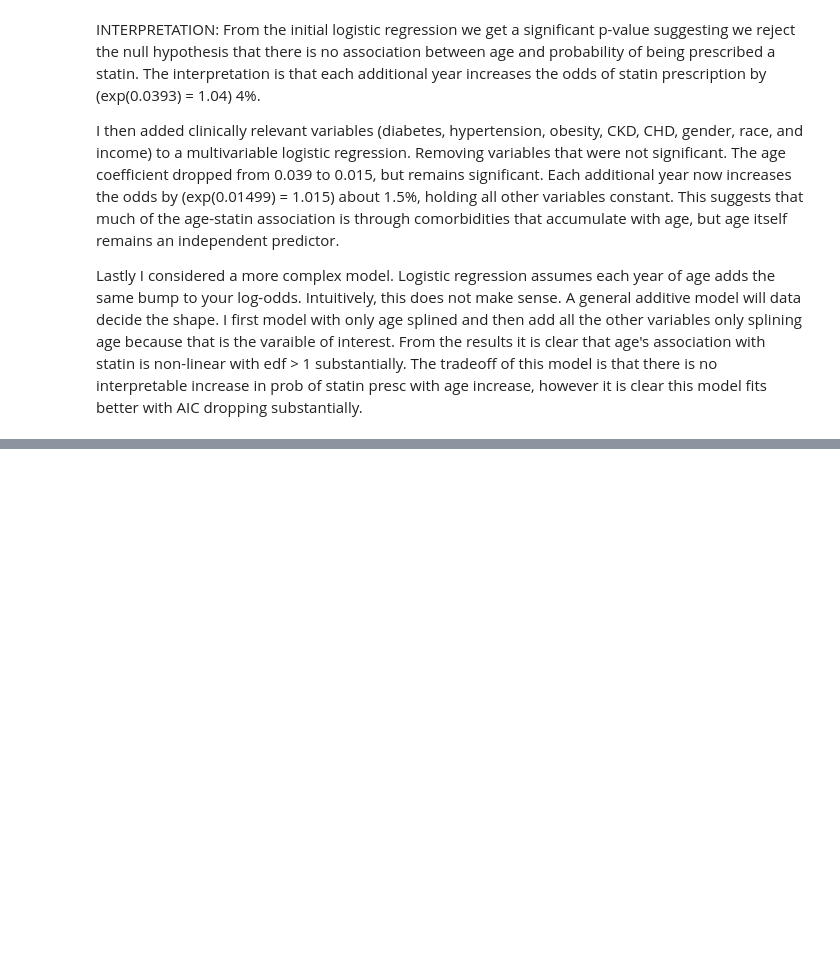
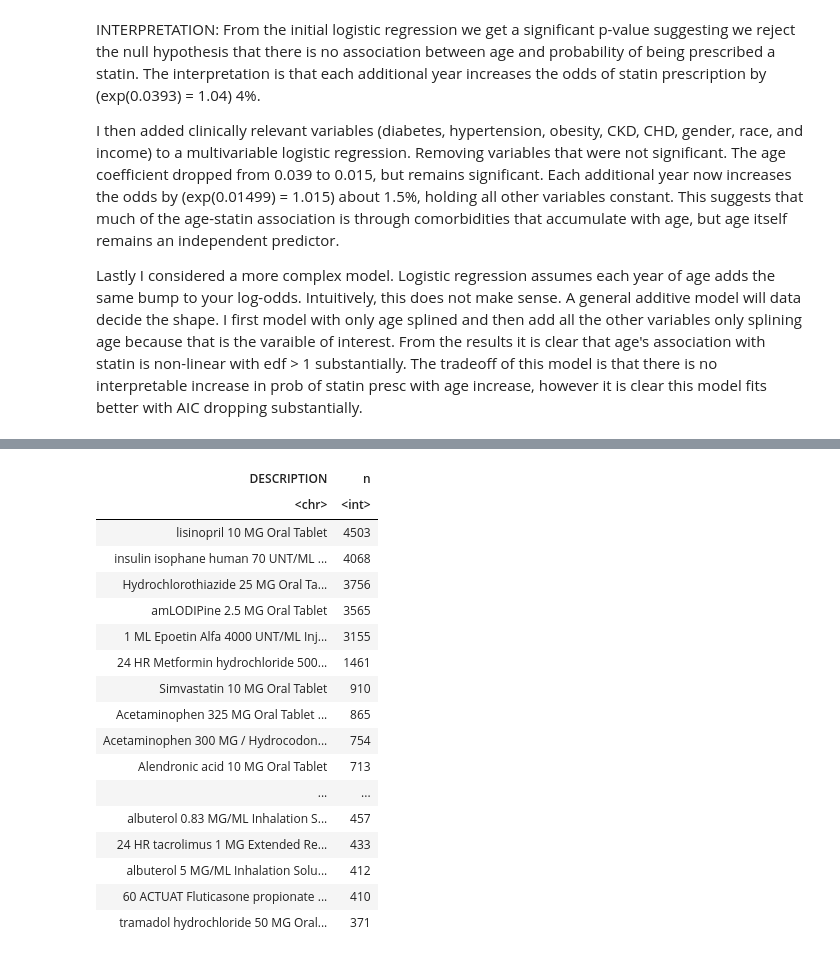
Before and after one commit to czhang2884/abfm-skills-assessment, a Jupyter notebook: skills_assessment_notebook.ipynb, the cells around one changed output, grey strips where cells are left out. Saved outputs shown, nothing was run; the diff lists cells and outputs as text; code cells hidden in the pictures; blank space fills up the shorter version.

Commit message:
final question 5

```diff
--- a/skills_assessment_notebook.ipynb
+++ b/skills_assessment_notebook.ipynb
@@ -831,0 +733,69 @@ INTERPRETATION:
+# %%
+# ╔════════════════════════════════════════════════════════════════════════════╗
+# ║  ANSWER 2 — GAD-7 Anxiety Screening & Clinician Response                  ║
+# ╚════════════════════════════════════════════════════════════════════════════╝
+
+# QUESTION: How do clinicians respond to patients with high GAD-7 scores?
+#           Do their scores change with treatment?
+
+# --- Step 1: Extract GAD-7 scores and flag high anxiety (>=10) ---
+gad7 <- observations %>%
+  filter(str_detect(DESCRIPTION, regex("GAD", ignore_case = TRUE))) %>%
+  mutate(SCORE = as.numeric(VALUE), DATE = as.Date(DATE)) %>%
+  filter(!is.na(SCORE)) %>%
+  select(PATIENT, ENCOUNTER, DATE, SCORE) %>%
+  mutate(HIGH_ANXIETY = SCORE >= 10)
+
+summary(gad7$SCORE)
+gad7 %>% count(HIGH_ANXIETY) %>% mutate(pct = round(n / sum(n) * 100, 1))
+
+# --- Step 2: First high-score date per patient ---
+high_gad_patients <- gad7 %>%
+  filter(HIGH_ANXIETY) %>%
+  group_by(PATIENT) %>%
+  slice_min(DATE, n = 1) %>%
+  ungroup() %>%
+  select(PATIENT, FIRST_HIGH_DATE = DATE)
+
+cat("Patients with GAD-7 >= 10:", n_distinct(high_gad_patients$PATIENT), "\n")
+
+# --- Step 3: All meds prescribed within 90 days of high score ---
+medications %>%
+  inner_join(high_gad_patients, by = "PATIENT") %>%
+  mutate(START_DATE = as.Date(START)) %>%
+  filter(START_DATE >= FIRST_HIGH_DATE,
+         START_DATE <= FIRST_HIGH_DATE + 90) %>%
+  count(DESCRIPTION, sort = TRUE) %>%
+  slice_head(n = 20)
+
+# --- Step 4: Isolate psych-specific meds in the entire dataset ---
+psych_meds <- medications %>%
+  filter(str_detect(DESCRIPTION, regex(
+    "sertraline|fluoxetine|citalopram|escitalopram|paroxetine|venlafaxine|duloxetine|buspirone|alprazolam|lorazepam|diazepam|clonazepam|hydroxyzine",
+    ignore_case = TRUE)))
+
+psych_meds %>% count(DESCRIPTION, sort = TRUE)
+cat("Total patients with any psych med:", n_distinct(psych_meds$PATIENT), "\n")
+
+# --- Step 5: Classify high-GAD patients into 3 treatment groups ---
+treated_prior <- psych_meds %>%
+  inner_join(high_gad_patients, by = "PATIENT") %>%
+  mutate(START_DATE = as.Date(START)) %>%
+  filter(START_DATE < FIRST_HIGH_DATE) %>%
+  distinct(PATIENT)
+
+treated_after <- psych_meds %>%
+  inner_join(high_gad_patients, by = "PATIENT") %>%
+  mutate(START_DATE = as.Date(START)) %>%
+  filter(START_DATE >= FIRST_HIGH_DATE) %>%
+  distinct(PATIENT)
+
+treatment_groups <- high_gad_patients %>%
+  mutate(GROUP = case_when(
+    PATIENT %in% treated_prior$PATIENT ~ "Already on Rx",
+    PATIENT %in% treated_after$PATIENT ~ "New Rx after high score",
+    TRUE ~ "Never treated"
+  ))
+
+treatment_groups %>% count(GROUP) %>% mutate(pct = round(n / sum(n) * 100, 1))
+# %% [output]
@@ -831,0 +817,18 @@ INTERPRETATION:
+| DESCRIPTION | n |
+| <chr> | <int> |
+| lisinopril 10 MG Oral Tablet | 4503 |
+| insulin isophane human 70 UNT/ML ... | 4068 |
+| Hydrochlorothiazide 25 MG Oral Ta... | 3756 |
+| amLODIPine 2.5 MG Oral Tablet | 3565 |
+| 1 ML Epoetin Alfa 4000 UNT/ML Inj... | 3155 |
+| 24 HR Metformin hydrochloride 500... | 1461 |
+| Simvastatin 10 MG Oral Tablet | 910 |
+| Acetaminophen 325 MG Oral Tablet ... | 865 |
+| Acetaminophen 300 MG / Hydrocodon... | 754 |
+| Alendronic acid 10 MG Oral Tablet | 713 |
+| ... | ... |
+| albuterol 0.83 MG/ML Inhalation S... | 457 |
+| 24 HR tacrolimus 1 MG Extended Re... | 433 |
+| albuterol 5 MG/ML Inhalation Solu... | 412 |
+| 60 ACTUAT Fluticasone propionate ... | 410 |
+| tramadol hydrochloride 50 MG Oral... | 371 |
```
Also changed, not shown: parts of 24 cells of this notebook.
